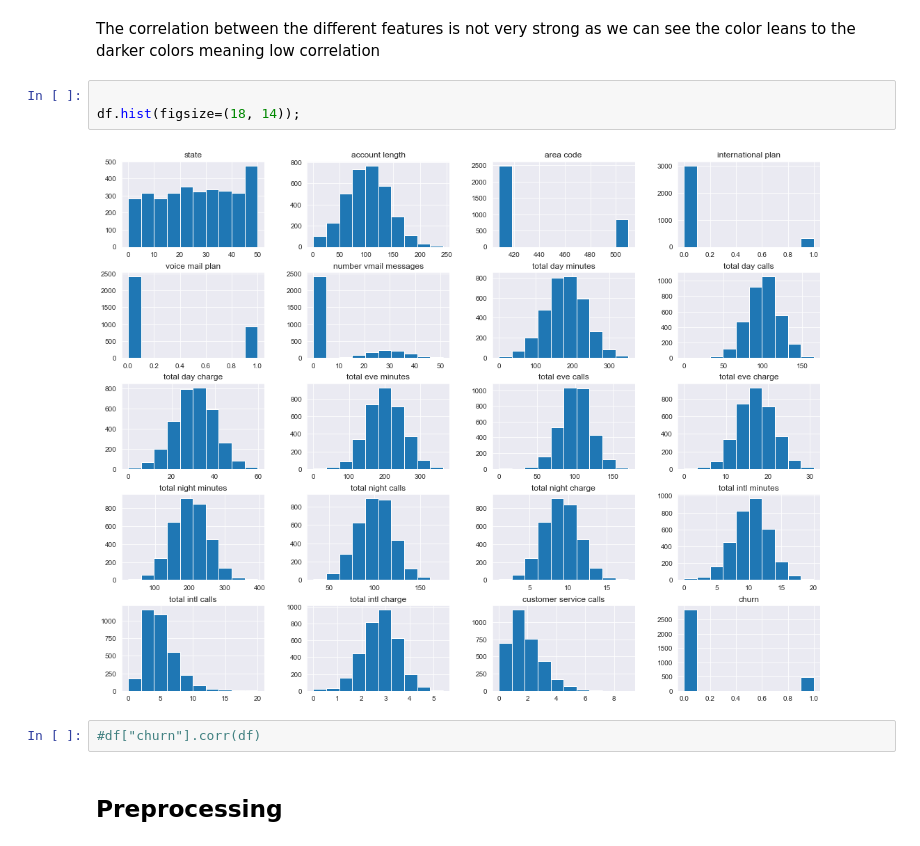
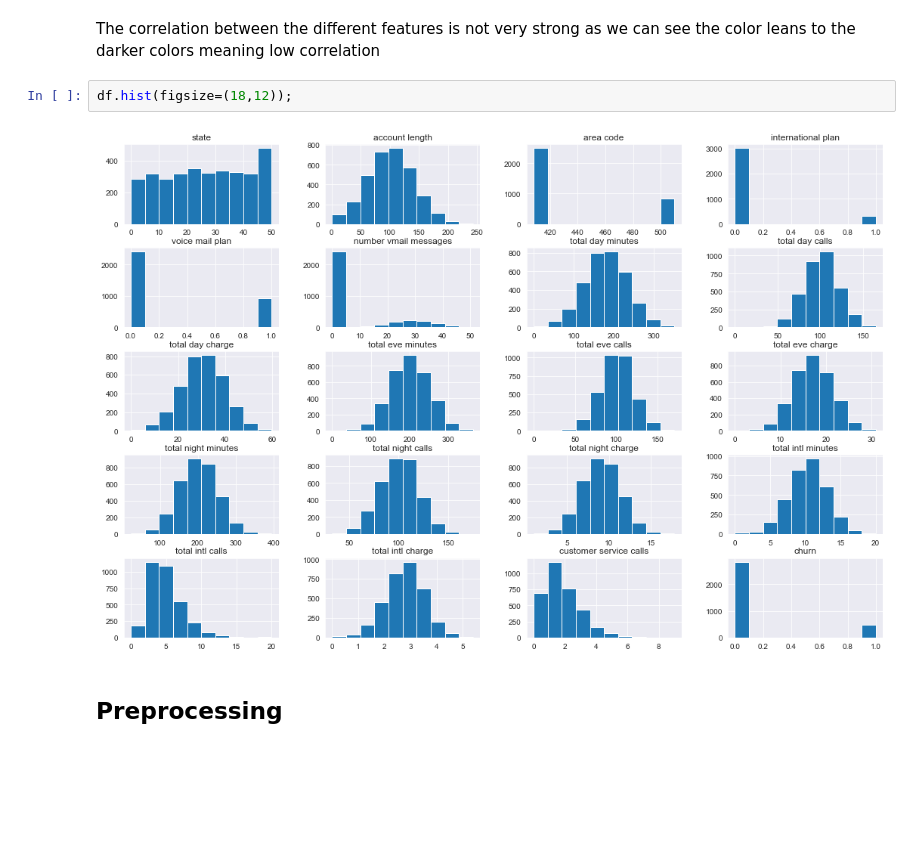
Before and after one commit to oscar066/Phase_3_project, a Jupyter notebook: index.ipynb, the cells around one changed output. Saved outputs shown, nothing was run; the diff lists cells and outputs as text; blank space fills up the shorter version.

Commit message:
Reworked Visualization

```diff
--- a/index.ipynb
+++ b/index.ipynb
@@ -339,12 +360,9 @@ fig.savefig("correlation_chart.png")
 # %% [markdown]
 <p> The correlation between the different features is not very strong as we can see the color leans to the darker colors meaning low correlation</p>
 # %%
-
-df.hist(figsize=(18, 14));
+df.hist(figsize=(18,12));
 # %% [output]
-[figure, old version]
+[figure, new version]
-# %%
-#df["churn"].corr(df)
 # %% [markdown]
 ## Preprocessing
 # %% [markdown]
```
Also changed, not shown: parts of 49 cells of this notebook, 9 other files.
